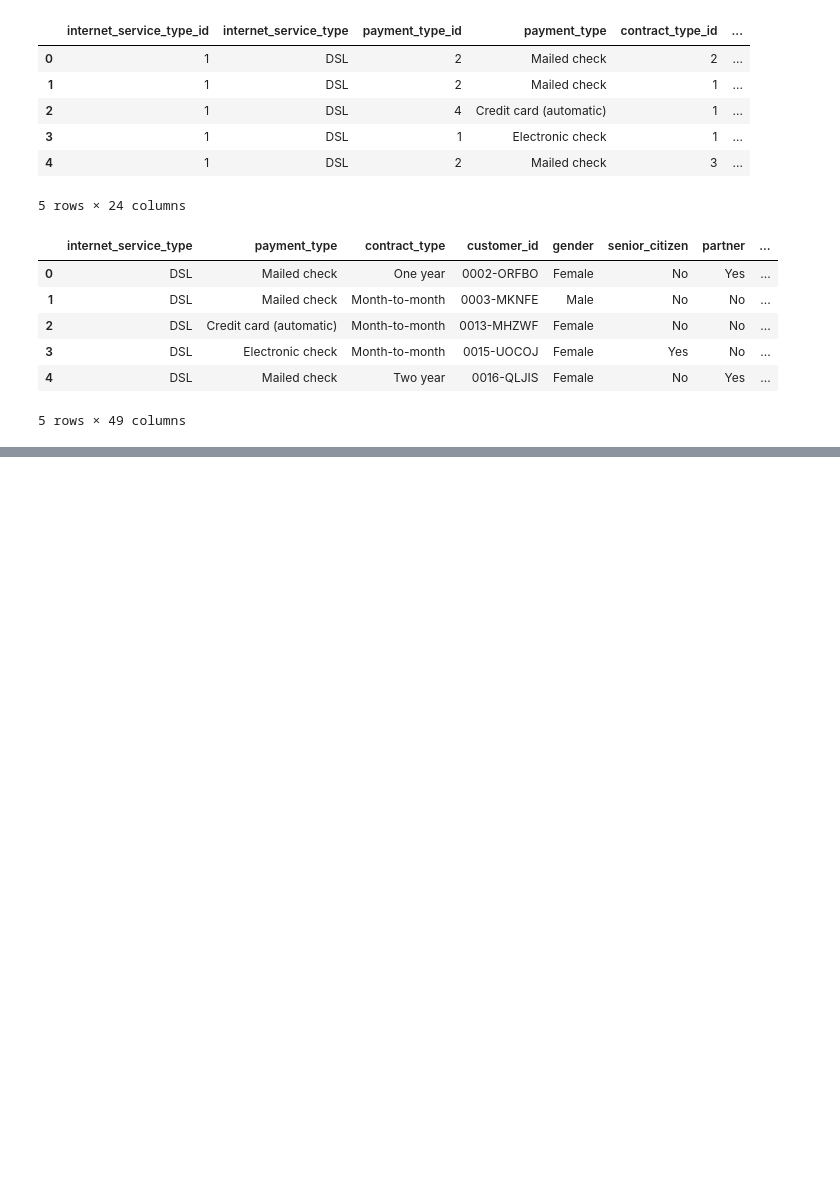
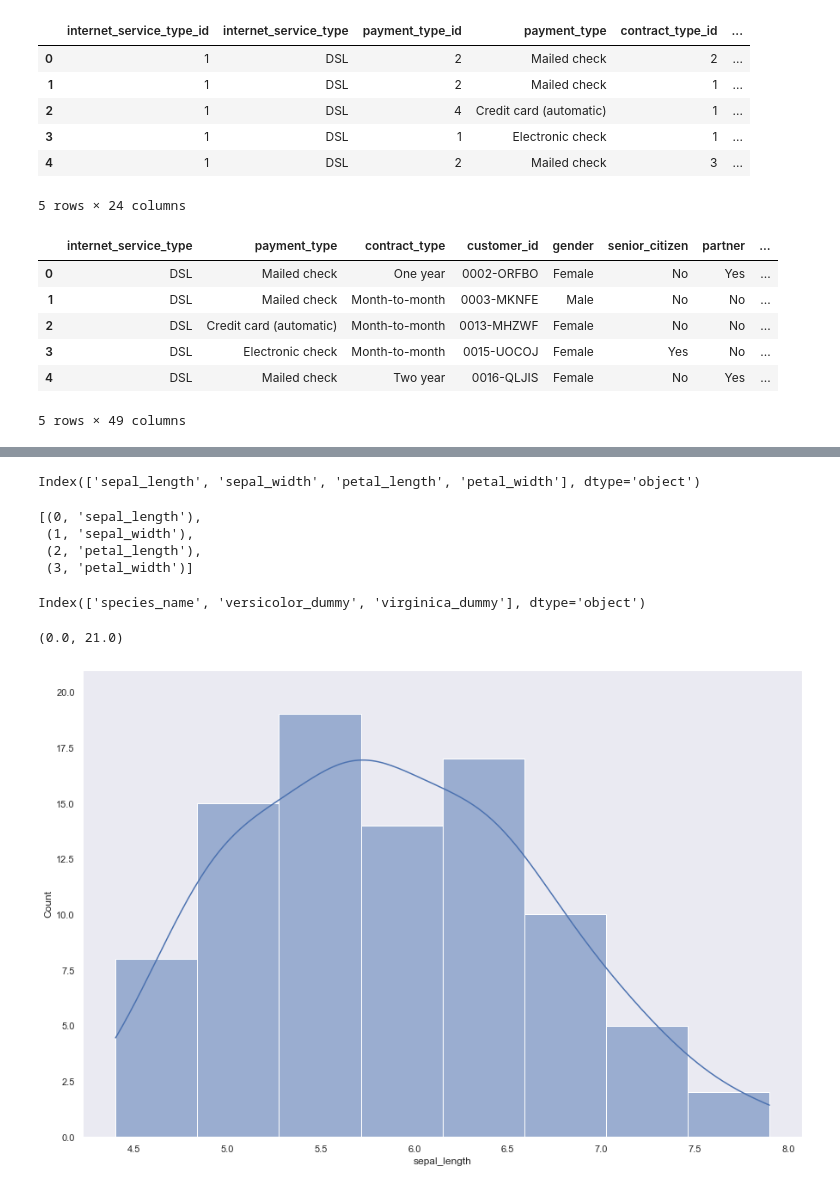
Before and after one commit to mijailmariano/classification-exercises, a Jupyter notebook: classification_exervices.ipynb, the cells around one changed output, grey strips where cells are left out. Saved outputs shown, nothing was run; the diff lists cells and outputs as text; code cells hidden in the pictures; blank space fills up the shorter version.

```diff
--- a/classification_exervices.ipynb
+++ b/classification_exervices.ipynb
@@ -1194,0 +1313,6 @@ df.head() # function checks out!
+# %%
+# creating a dummy variable/column for species_name
+
+dummy_df = pd.get_dummies(train_df["species_name"], drop_first = True)
+dummy_df.reset_index(drop = True, inplace = True)
+dummy_df.head()
@@ -1194,0 +1326,11 @@ df.head() # function checks out!
+# %%
+# renaming dummy variables/columns
+dummy_df = dummy_df.rename(columns = {"versicolor": "versicolor_dummy", "virginica": "virginica_dummy"})
+# %%
+# combining the "dummies_df" with our train dataset
+
+train_df = pd.concat([train_df, dummy_df], axis = 1)
+train_df.reset_index(drop = True, inplace = True)
+# %%
+train_df[["versicolor_dummy", "virginica_dummy"]] = train_df[["versicolor_dummy", "virginica_dummy"]].replace(np.nan, 0).astype("bool")
+train_df.head()
@@ -1194,0 +1368,27 @@ df.head() # function checks out!
+# %%
+# identifying all contineous/numerical and categorical
+
+numerical_cols = train_df.select_dtypes(include = ["int", "float"]).columns
+numerical_cols
+# %% [output]
+Index(['sepal_length', 'sepal_width', 'petal_length', 'petal_width'], dtype='object')
+# %%
+list(enumerate(numerical_cols))
+# %% [output]
+[(0, 'sepal_length'),
+ (1, 'sepal_width'),
+ (2, 'petal_length'),
+ (3, 'petal_width')]
+# %%
+categorical_cols = train_df.select_dtypes(exclude = ["int", "float"]).columns
+categorical_cols
+# %% [output]
+Index(['species_name', 'versicolor_dummy', 'virginica_dummy'], dtype='object')
+# %%
+plt.figure(figsize = (15, 10))
+sns.set_theme(style = "dark")
+sns.histplot(data = train_df, x = "sepal_length", kde = True)
+plt.ylim(0, 21, 1)
+# %% [output]
+(0.0, 21.0)
+[figure, added]
```
Also changed, not shown: parts of 22 cells of this notebook.
